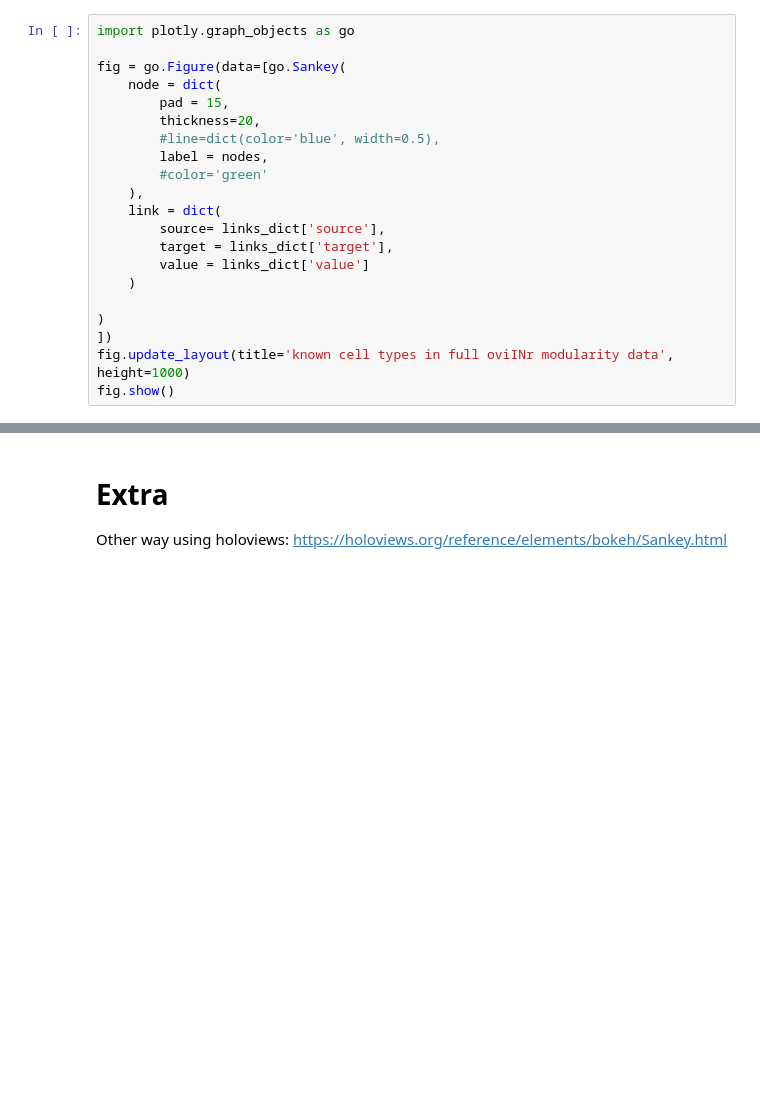
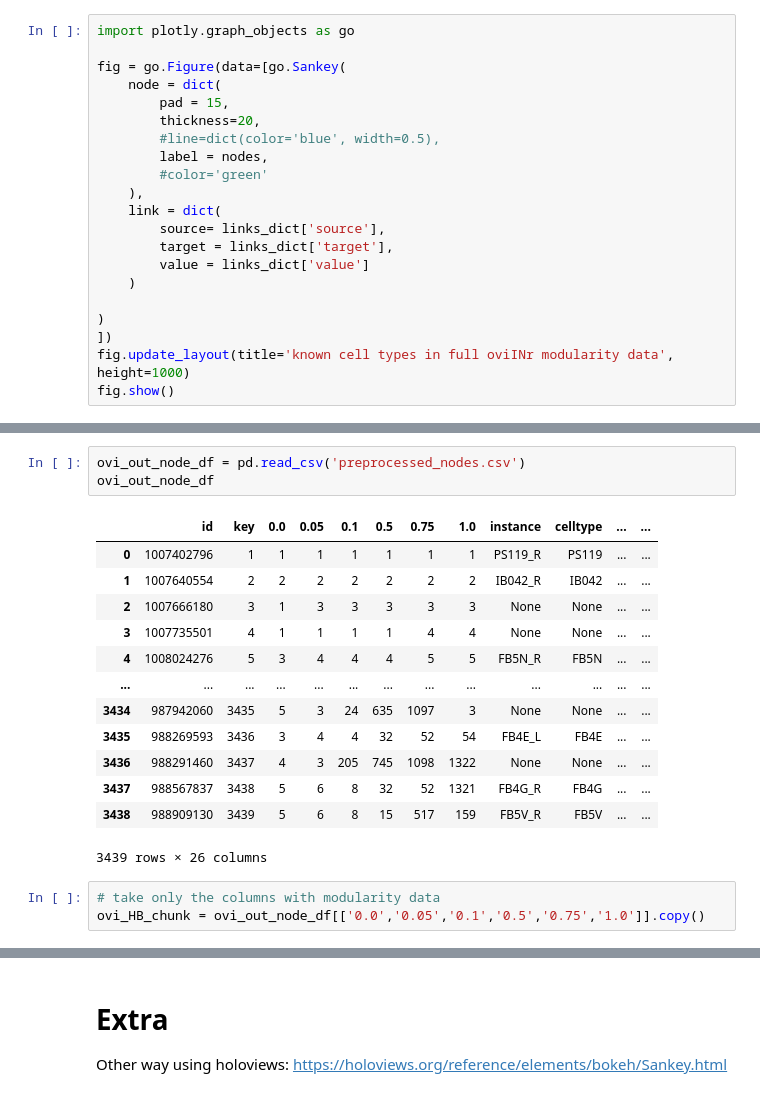
Before and after one commit to Gutierrez-lab/oviIN-analyses-gabrielle, a Jupyter notebook: sankey_modularity.ipynb, the cells around one changed output, grey strips where cells are left out. Drawn from its saved outputs; the diff is of its cells as text; blank space fills up the shorter version.

```diff
--- a/sankey_modularity.ipynb
+++ b/sankey_modularity.ipynb
@@ -1114,0 +1440,20 @@ fig.show()
+# %%
+ovi_out_node_df = pd.read_csv('preprocessed_nodes.csv')
+ovi_out_node_df
+# %% [output]
+|  | id | key | 0.0 | 0.05 | 0.1 | 0.5 | 0.75 | 1.0 | instance | celltype | ... | ... |
+| 0 | 1007402796 | 1 | 1 | 1 | 1 | 1 | 1 | 1 | PS119_R | PS119 | ... | ... |
+| 1 | 1007640554 | 2 | 2 | 2 | 2 | 2 | 2 | 2 | IB042_R | IB042 | ... | ... |
+| 2 | 1007666180 | 3 | 1 | 3 | 3 | 3 | 3 | 3 | None | None | ... | ... |
+| 3 | 1007735501 | 4 | 1 | 1 | 1 | 1 | 4 | 4 | None | None | ... | ... |
+| 4 | 1008024276 | 5 | 3 | 4 | 4 | 4 | 5 | 5 | FB5N_R | FB5N | ... | ... |
+| ... | ... | ... | ... | ... | ... | ... | ... | ... | ... | ... | ... | ... |
+| 3434 | 987942060 | 3435 | 5 | 3 | 24 | 635 | 1097 | 3 | None | None | ... | ... |
+| 3435 | 988269593 | 3436 | 3 | 4 | 4 | 32 | 52 | 54 | FB4E_L | FB4E | ... | ... |
+| 3436 | 988291460 | 3437 | 4 | 3 | 205 | 745 | 1098 | 1322 | None | None | ... | ... |
+| 3437 | 988567837 | 3438 | 5 | 6 | 8 | 32 | 52 | 1321 | FB4G_R | FB4G | ... | ... |
+| 3438 | 988909130 | 3439 | 5 | 6 | 8 | 15 | 517 | 159 | FB5V_R | FB5V | ... | ... |
+3439 rows × 26 columns
+# %%
+# take only the columns with modularity data
+ovi_HB_chunk = ovi_out_node_df[['0.0','0.05','0.1','0.5','0.75','1.0']].copy()
```
Also changed, not shown: parts of 90 cells of this notebook.
